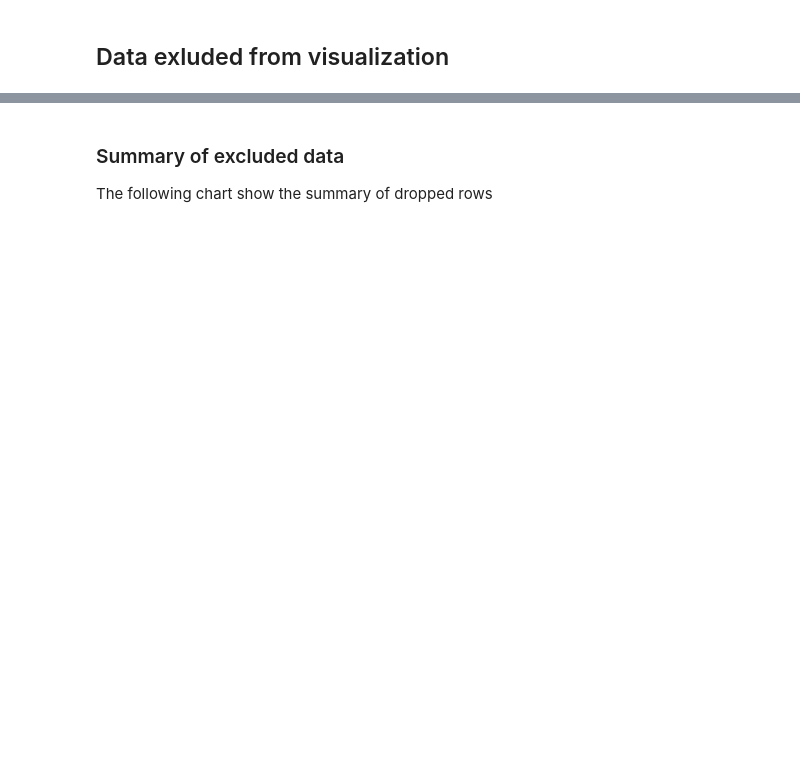
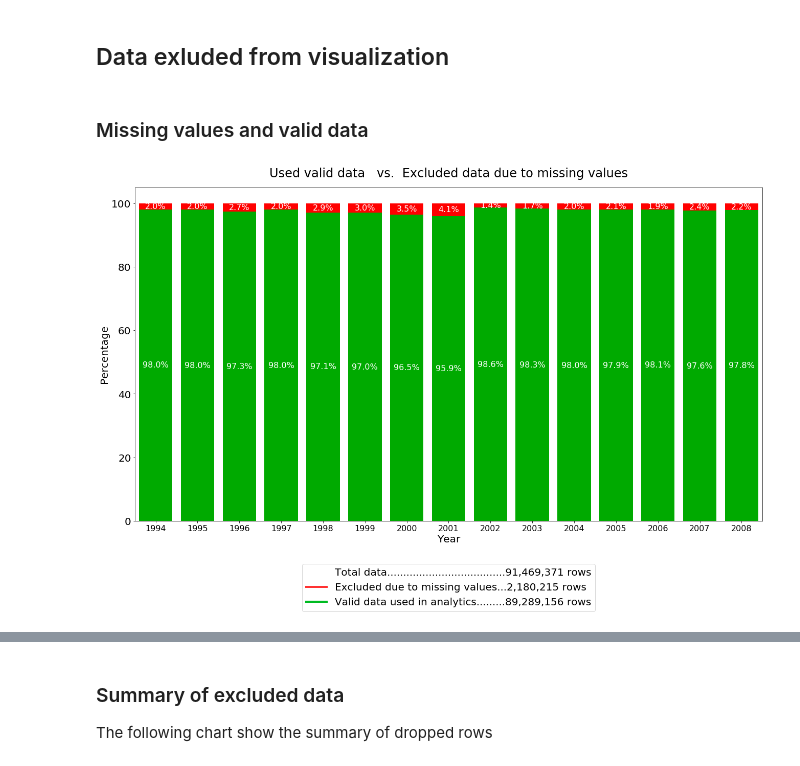
Before and after one commit to polimi-mt-acg/USA-airlines-statistics-1994-2008, a Jupyter notebook: notebooks/03-distance-groups-percentages-halved-delay.ipynb, the cells around one changed output, grey strips where cells are left out. Drawn from its saved outputs; the diff is of its cells as text; code cells hidden in the pictures; blank space fills up the shorter version.

Commit message:
Missing values and general improvements to notebook 03

```diff
--- a/notebooks/03-distance-groups-percentages-halved-delay.ipynb
+++ b/notebooks/03-distance-groups-percentages-halved-delay.ipynb
@@ -105,12 +111,12 @@ Elapsed time:
 # %%
 # Load the parquet dataset
-
-if DEV:
-    # Load DEV dataset
-    df = load_DEV_preprocessed_dataset(spark)
-else:
-    # Load production dataset
-    df = load_preprocessed_dataset(spark)
+if do_computation:
+    if DEV:
+        # Load DEV dataset
+        df = load_DEV_preprocessed_dataset(spark)
+    else:
+        # Load production dataset
+        df = load_preprocessed_dataset(spark)
 # %% [output]
 Peprocessed dataset loaded.
 ../dataset/preprocessed_dataset.parquet
@@ -125,15 +124,0 @@ if DEV:
-# %%
-# Select useful attributes
-df = df.select(df['ArrDelay'], df['DepDelay'], df['Distance'])
-
-N_before = df.count() # 5180048
-# Drop null. Or maybe no! Maybe we can have the percentage of flights with missing values.
-df = df.dropna()
-N_after = df.count() # 5180048
-
-total_flights_before_drop=N_before
-rows_dropped_due_to_null=N_before-N_after
-
-print("# of rows \n\t BEFORE: {:,}\n\t  AFTER: {:,}\n\tDROPPED: {:,}".format(N_before, N_after, rows_dropped_due_to_null))
-
-df.show(5)
@@ -156,0 +125,6 @@ only showing top 5 rows
+# %%
+if do_computation:
+    # Keep only the dimensions we need
+    df = df.select('Year', 'ArrDelay', 'DepDelay','Distance')
+    # Explore the schema
+    df.printSchema()
@@ -156,0 +146,2 @@ only showing top 5 rows
+# %%
+df, df_missing = get_df_missing_and_drop_all_null(df, do_computation, missings_dataframe_path)
@@ -578,3 +613,9 @@ def show_percetages_comparison_horizontal_stack_chart(fig_size=[12,10], title_si
 # %% [markdown]
 ## Data exluded from visualization
+# %% [markdown]
+### Missing values and valid data
+# %%
+plot_missing_values_stacked_bar(df_missing)
+# %% [output]
+[figure, added]
 # %% [markdown]
```
Also changed, not shown: parts of 42 cells of this notebook.
